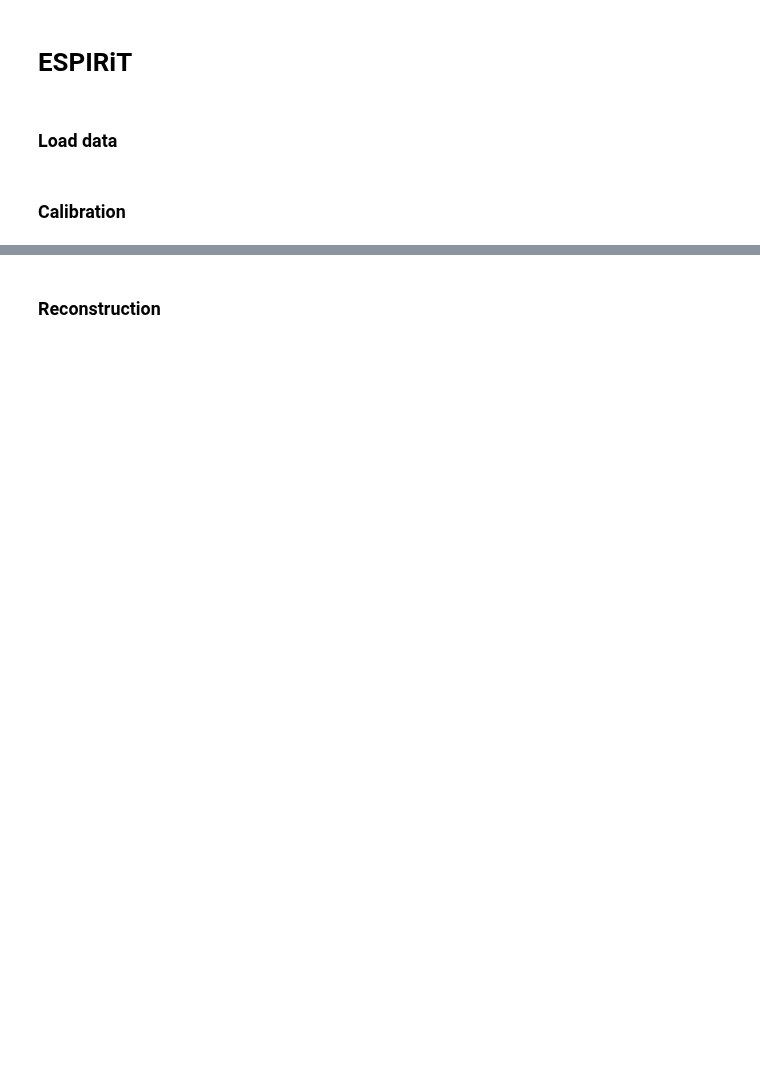
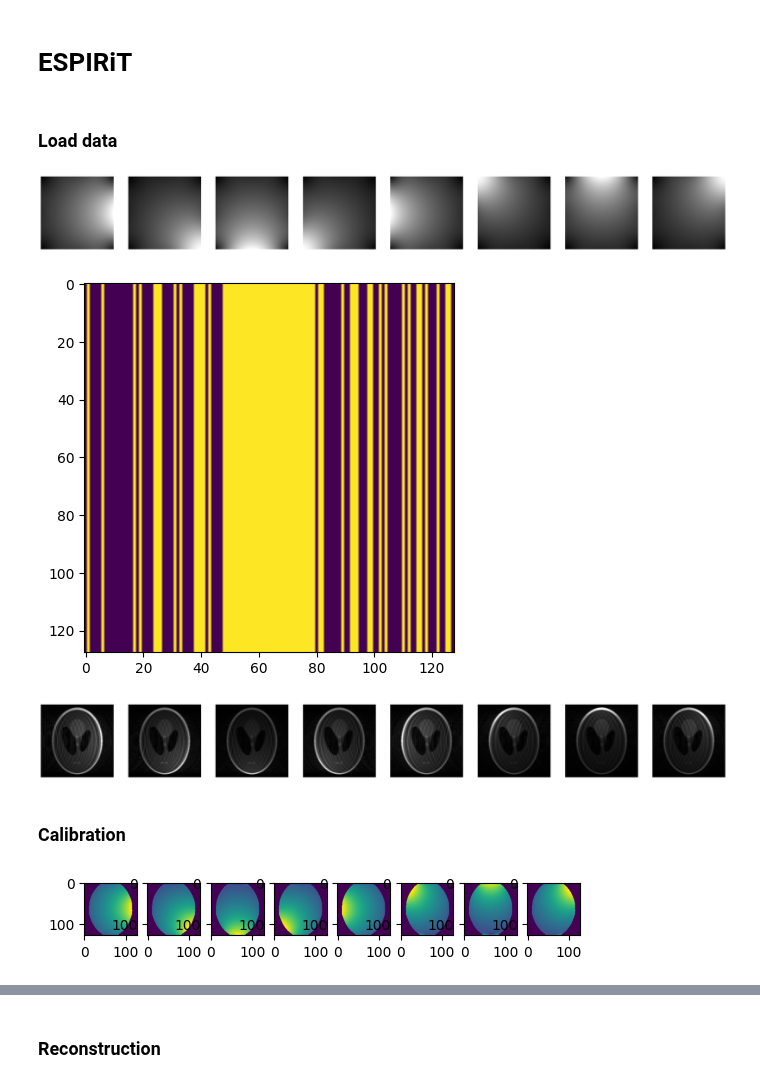
Before and after one commit to cnmy-ro/roci, a Jupyter notebook: algorithms/espirit/Demo.ipynb, the cells around one changed output, grey strips where cells are left out. Drawn from its saved outputs; the diff is of its cells as text; code cells hidden in the pictures; blank space fills up the shorter version.

Commit message:
Add ESPIRiT

```diff
--- a/algorithms/espirit/Demo.ipynb
+++ b/algorithms/espirit/Demo.ipynb
@@ -9,4 +14,10 @@ from sigpy.mri.sim import birdcage_maps
 # %%
+def init_phantom(resolution):
+    image = shepp_logan_phantom().astype(np.float32)  # Shape format (H,W)
+    image = resize(image, resolution, anti_aliasing=True)
+    image = torch.tensor(image, dtype=torch.float)
+    image = (image + 1j * torch.zeros_like(image))
+    return image
 
 def fft2c(image):
     image = torch.fft.ifftshift(image, dim=(-2, -1))
@@ -32,7 +43,7 @@ def generate_sampling_mask(size, sample_fraction=0.5, sampling_scheme='variable-
 
         elif sampling_scheme == 'variable-density':
 
-            center_fraction = 0.08
+            center_fraction = 0.25
             assert sample_fraction > center_fraction
 
             num_center_cols = int(center_fraction * num_cols)
@@ -103,33 +95,51 @@ class SENSEOperator:
 # %%
 # Settings
 
-NUM_COILS = 5
-ACCELERATION = 4
+SIZE = 128
+NUM_COILS = 8
+ACCELERATION = 2
 # %%
-image_gt = torch.tensor(shepp_logan_phantom().astype(np.float32))  # Shape format (H,W)
-print(image_gt.max())
+image_gt = init_phantom((SIZE, SIZE))   # Complex tensor, shape (H,W)
 
 # Simulate CSMs
-csm = torch.tensor(birdcage_maps((NUM_COILS, 400, 400), r=1.1, dtype=np.complex64))  # Shape format (C,H,W)
+csm = torch.tensor(birdcage_maps((NUM_COILS, SIZE, SIZE), r=1.5, dtype=np.complex64))  # Shape format (C,H,W)
+csm = csm / torch.norm(csm, p=2, dim=0, keepdim=True)
 
 # Display CSMs
 fig, axs = plt.subplots(1, NUM_COILS, figsize=(NUM_COILS*4, 4))
 for c in range(NUM_COILS):
     imshow(torch.abs(csm[c, :, :]), ax=axs[c])
 plt.show()
 
 # Simulate multi-coil undersampled data
 mask = generate_sampling_mask(tuple(image_gt.shape), 1 / ACCELERATION)
 mask = mask.unsqueeze(0)
-mask = torch.repeat_interleave(mask, NUM_COILS, dim=0)
-kspace_data = fft2c(image_gt * csm) * mask
-kspace_data = kspace_data + torch.randn(*kspace_data.shape) * 0.1
+# mask = torch.repeat_interleave(mask, NUM_COILS, dim=0)
+kspace = fft2c(image_gt * csm) * mask # Simulate undersmapling
+# kspace = fft2c(image_gt * csm) ##
+# kspace = kspace + torch.randn(*kspace.shape) * 0.1 # Simulate nosie
 
-coil_images = ifft2c(kspace_data)  # Shape format (C,H,W)
+plt.imshow(mask.squeeze()); plt.show()
+
+coil_images = ifft2c(kspace)  # Shape format (C,H,W)
 fig, axs = plt.subplots(1, NUM_COILS, figsize=(NUM_COILS*4, 4))
 for c in range(NUM_COILS):
     imshow(torch.abs(coil_images[c, :, :]), ax=axs[c])
 plt.show()
+# %% [output]
+[figure, added]
+[figure, added]
+[figure, added]
 # %% [markdown]
 ### Calibration
+# %%
+# Baseline
+esp_maps = sigpy.mri.app.EspiritCalib(kspace.numpy(), calib_width=24, thresh=0.02, kernel_width=6, crop=0.95).run()
+
+fig, axs = plt.subplots(1,NUM_COILS)
+for chan in range(NUM_COILS):
+    axs[chan].imshow(np.abs(esp_maps[chan]))
+plt.show()
+# %% [output]
+[figure, added]
 # %%
```
Also changed, not shown: parts of 5 cells of this notebook.
